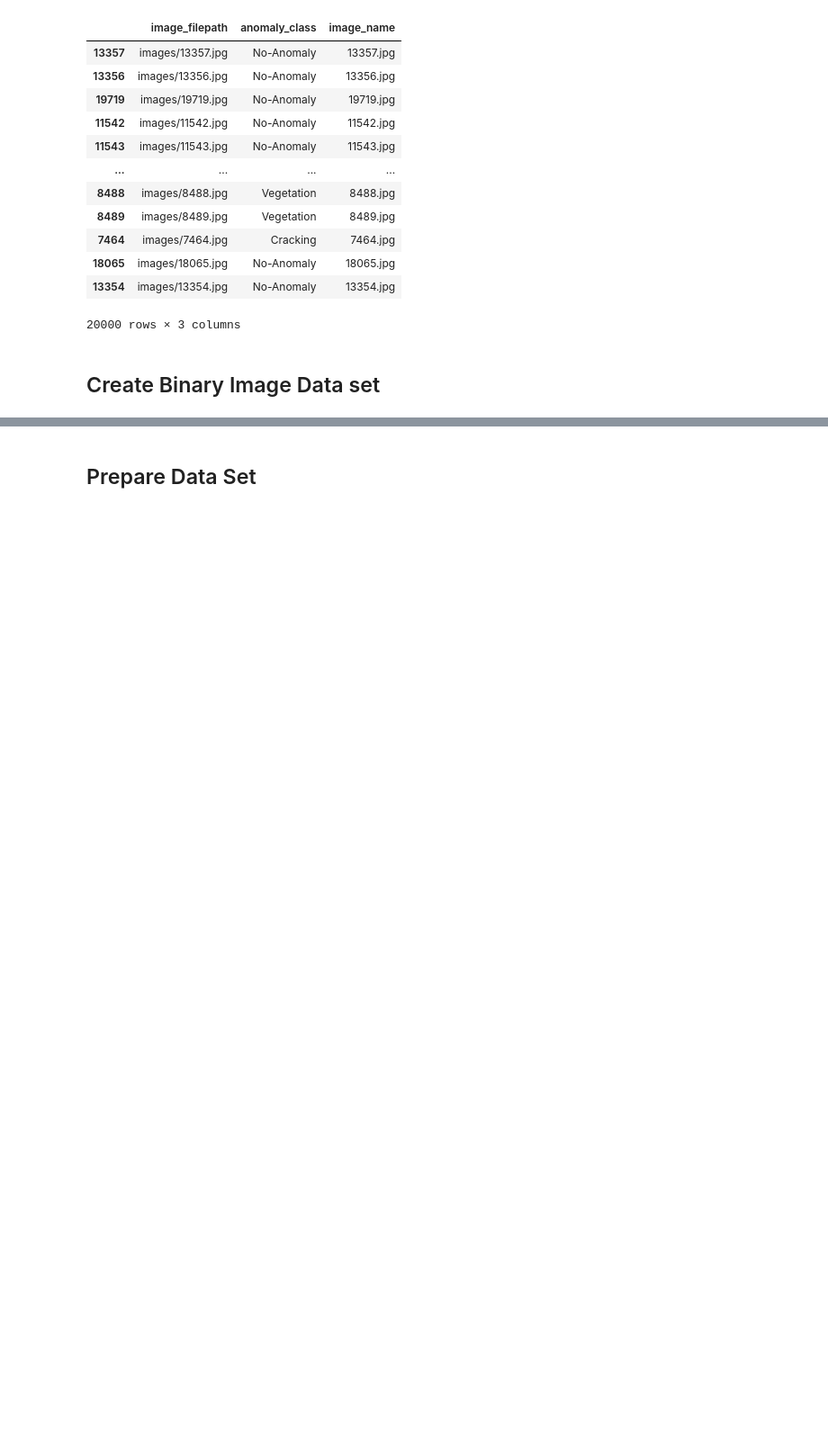
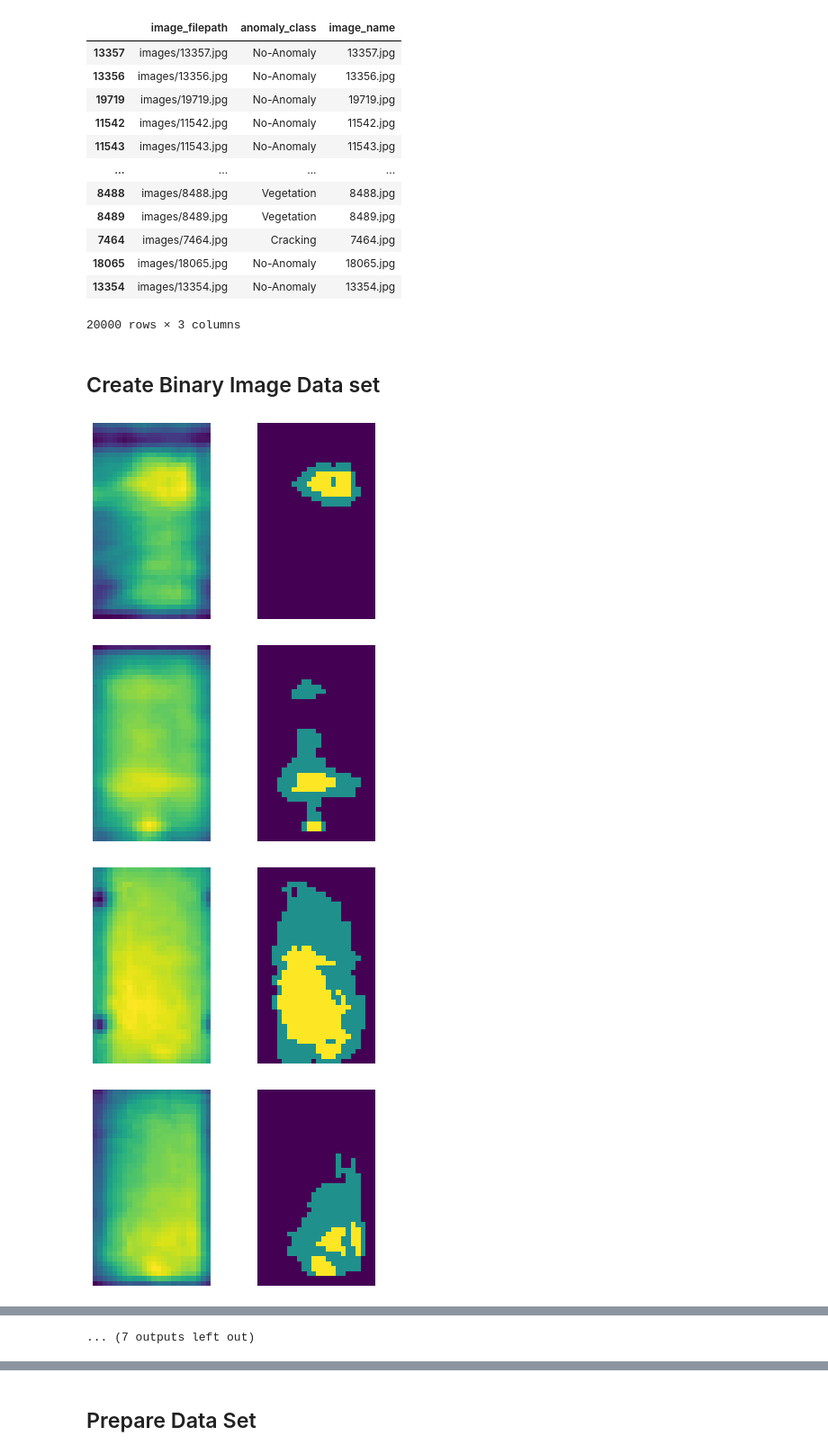
Before and after one commit to regiiis/dlv_group_project, a Jupyter notebook: object_detection.ipynb, the cells around one changed output, grey strips where cells are left out. Shown at 90% size. Saved outputs shown, nothing was run; the diff lists cells and outputs as text; code cells hidden in the pictures; blank space fills up the shorter version.

```diff
--- a/object_detection.ipynb
+++ b/object_detection.ipynb
@@ -135,5 +147,13 @@ def image_binarizer(image, treshold, print, save):
 # %% [markdown]
 ## Create Binary Image Data set
 # %%
-for i in range(1, 20000):
-  image_binarizer(i, 0.92, 0, 1)
+#for i in range(1, 20000):
+#  image_binarizer(i, 0.82, 0.92, 0, 1)
+
+for i in range(1, 20):
+  image_binarizer(i, 0.82, 0.92, 1, 0)
+# %% [output]
+[figure, added]
+[figure, added]
+[figure, added]
+[figure, added]
@@ -140 +168,2 @@ for i in range(1, 20000):
+... (7 outputs left out)
 # %%
```
Also changed, not shown: parts of 9 cells of this notebook.
